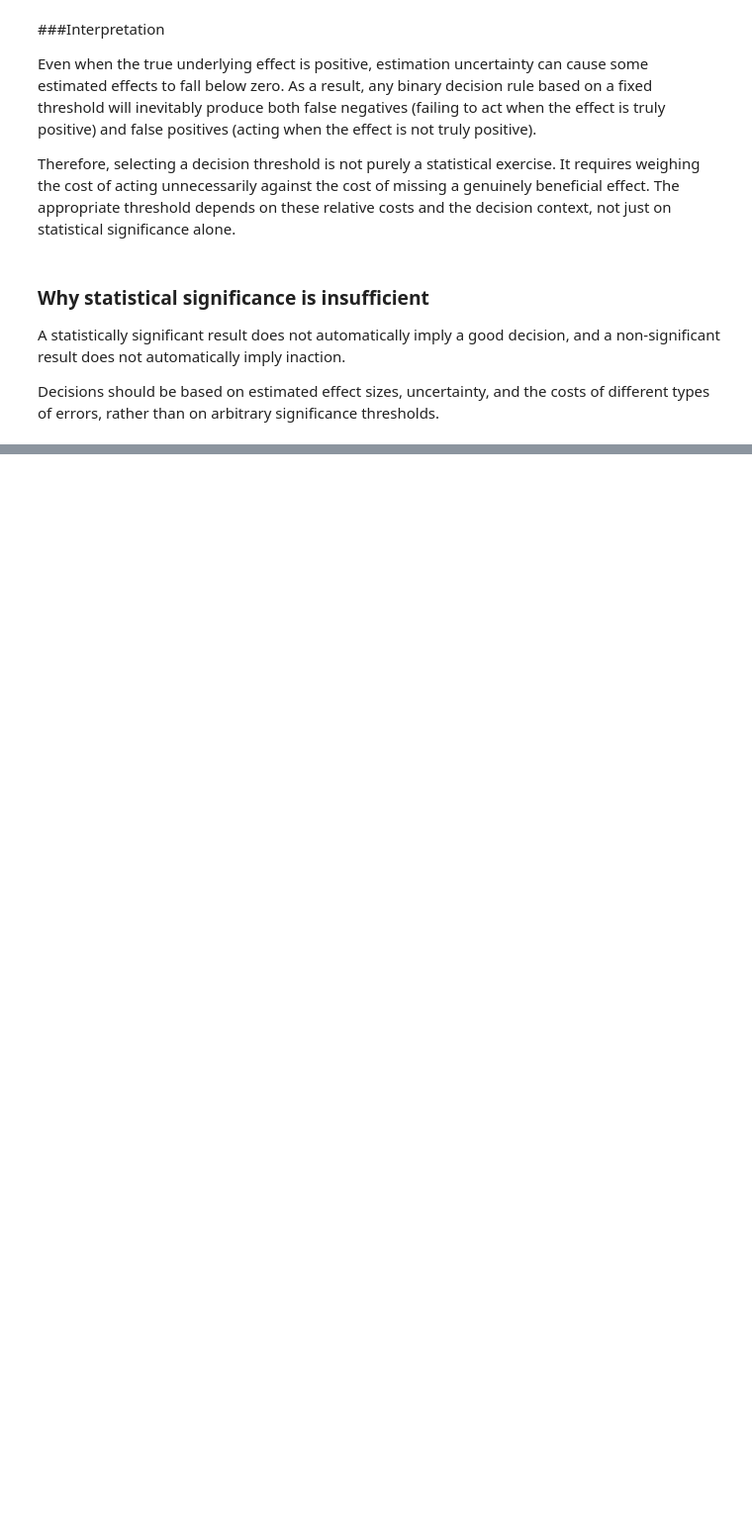
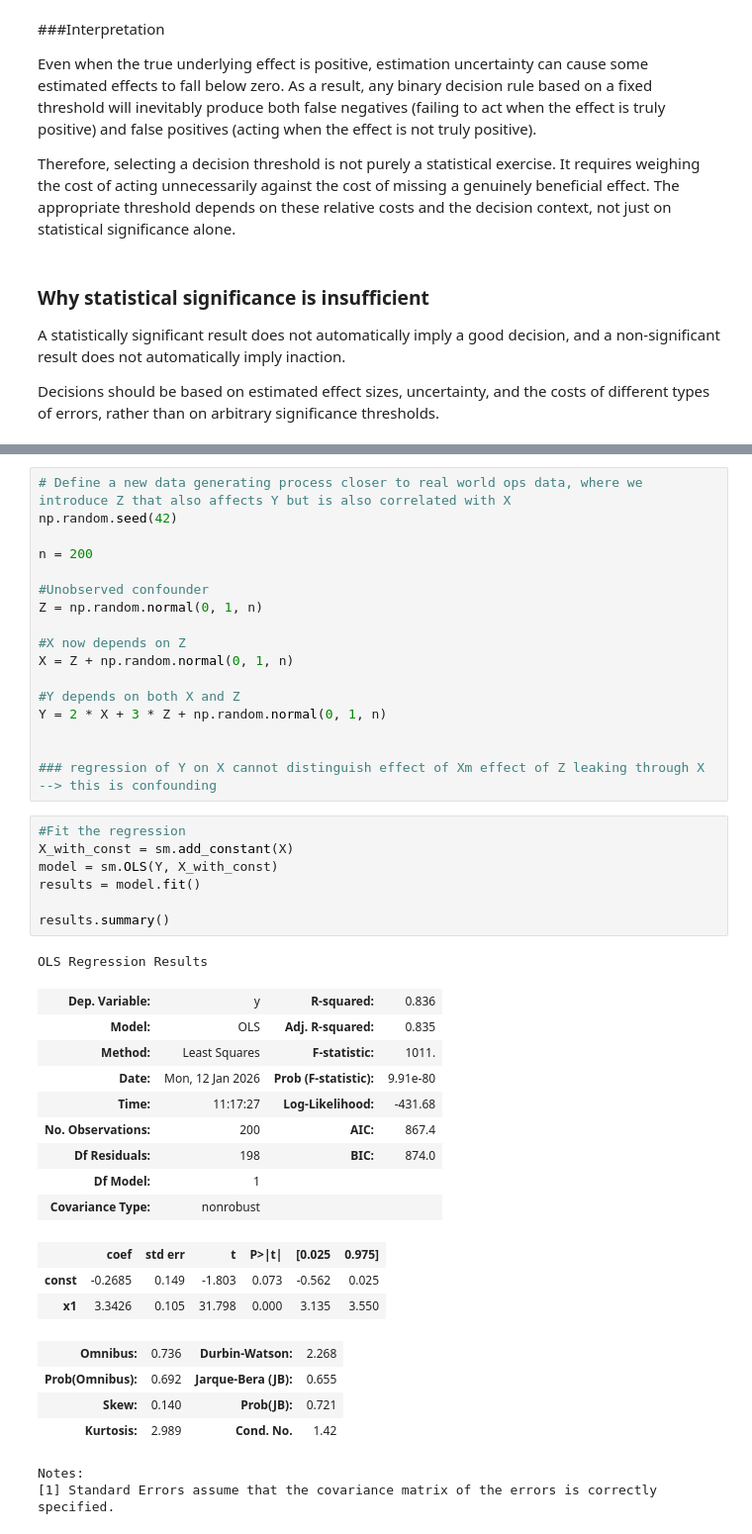
Before and after one commit to julie-dfx/causal-decision-analytics, a Jupyter notebook: 00_reboot_01_statistics_from_scratch.ipynb, the cells around one changed output, grey strips where cells are left out. Shown at 99% size. Saved outputs shown, nothing was run; the diff lists cells and outputs as text; blank space fills up the shorter version.

```diff
--- a/00_reboot_01_statistics_from_scratch.ipynb
+++ b/00_reboot_01_statistics_from_scratch.ipynb
@@ -300,0 +442,44 @@ of different types of errors, rather than on arbitrary significance thresholds.
+# %%
+# Define a new data generating process closer to real world ops data, where we introduce Z that also affects Y but is also correlated with X
+np.random.seed(42)
+
+n = 200
+
+#Unobserved confounder
+Z = np.random.normal(0, 1, n)
+
+#X now depends on Z
+X = Z + np.random.normal(0, 1, n)
+
+#Y depends on both X and Z
+Y = 2 * X + 3 * Z + np.random.normal(0, 1, n)
+
+
+### regression of Y on X cannot distinguish effect of Xm effect of Z leaking through X --> this is confounding
+# %%
+#Fit the regression
+X_with_const = sm.add_constant(X)
+model = sm.OLS(Y, X_with_const)
+results = model.fit()
+
+results.summary()
+# %% [output]
+OLS Regression Results
+| Dep. Variable: | y | R-squared: | 0.836 |
+| Model: | OLS | Adj. R-squared: | 0.835 |
+| Method: | Least Squares | F-statistic: | 1011. |
+| Date: | Mon, 12 Jan 2026 | Prob (F-statistic): | 9.91e-80 |
+| Time: | 11:17:27 | Log-Likelihood: | -431.68 |
+| No. Observations: | 200 | AIC: | 867.4 |
+| Df Residuals: | 198 | BIC: | 874.0 |
+| Df Model: | 1 |  |  |
+| Covariance Type: | nonrobust |  |  |
+|  | coef | std err | t | P>|t| | [0.025 | 0.975] |
+| const | -0.2685 | 0.149 | -1.803 | 0.073 | -0.562 | 0.025 |
+| x1 | 3.3426 | 0.105 | 31.798 | 0.000 | 3.135 | 3.550 |
+| Omnibus: | 0.736 | Durbin-Watson: | 2.268 |
+| Prob(Omnibus): | 0.692 | Jarque-Bera (JB): | 0.655 |
+| Skew: | 0.140 | Prob(JB): | 0.721 |
+| Kurtosis: | 2.989 | Cond. No. | 1.42 |
+Notes:
+[1] Standard Errors assume that the covariance matrix of the errors is correctly specified.
```
Also changed, not shown: parts of 25 cells of this notebook.
